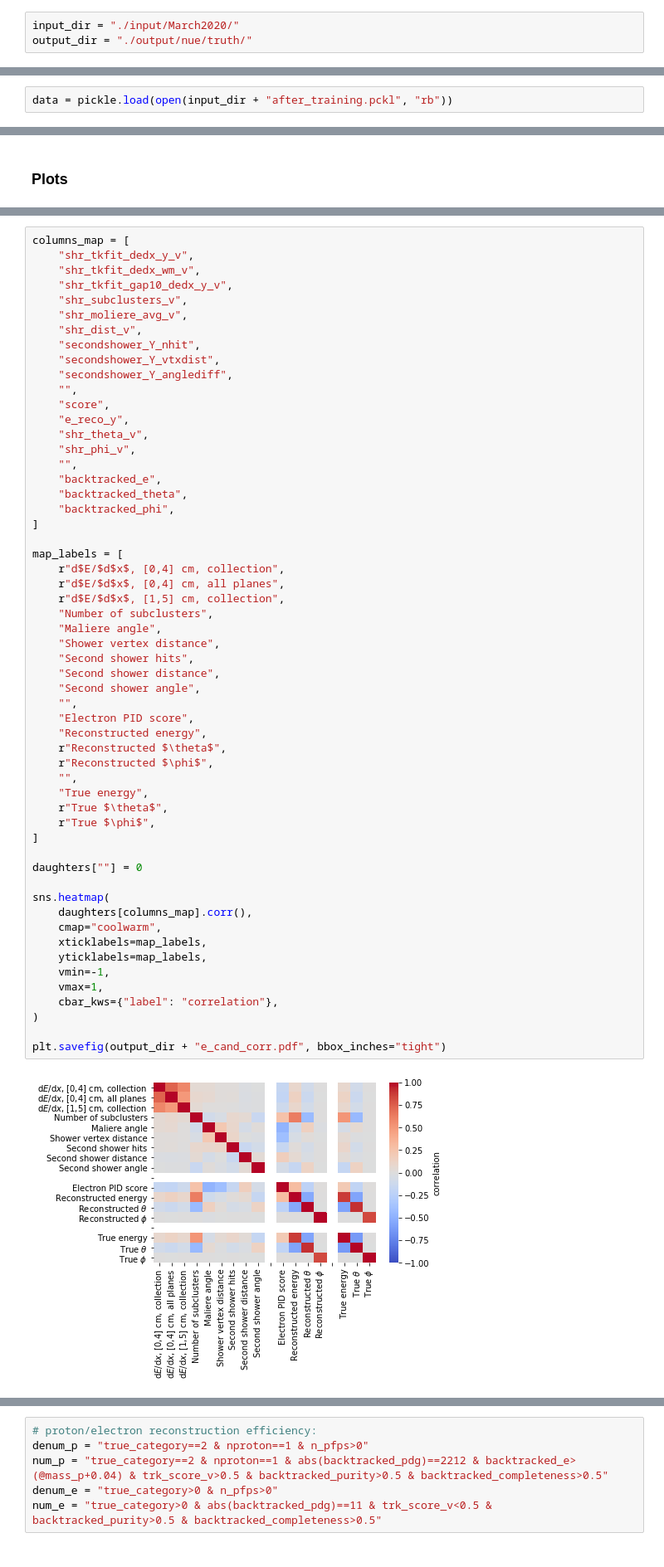
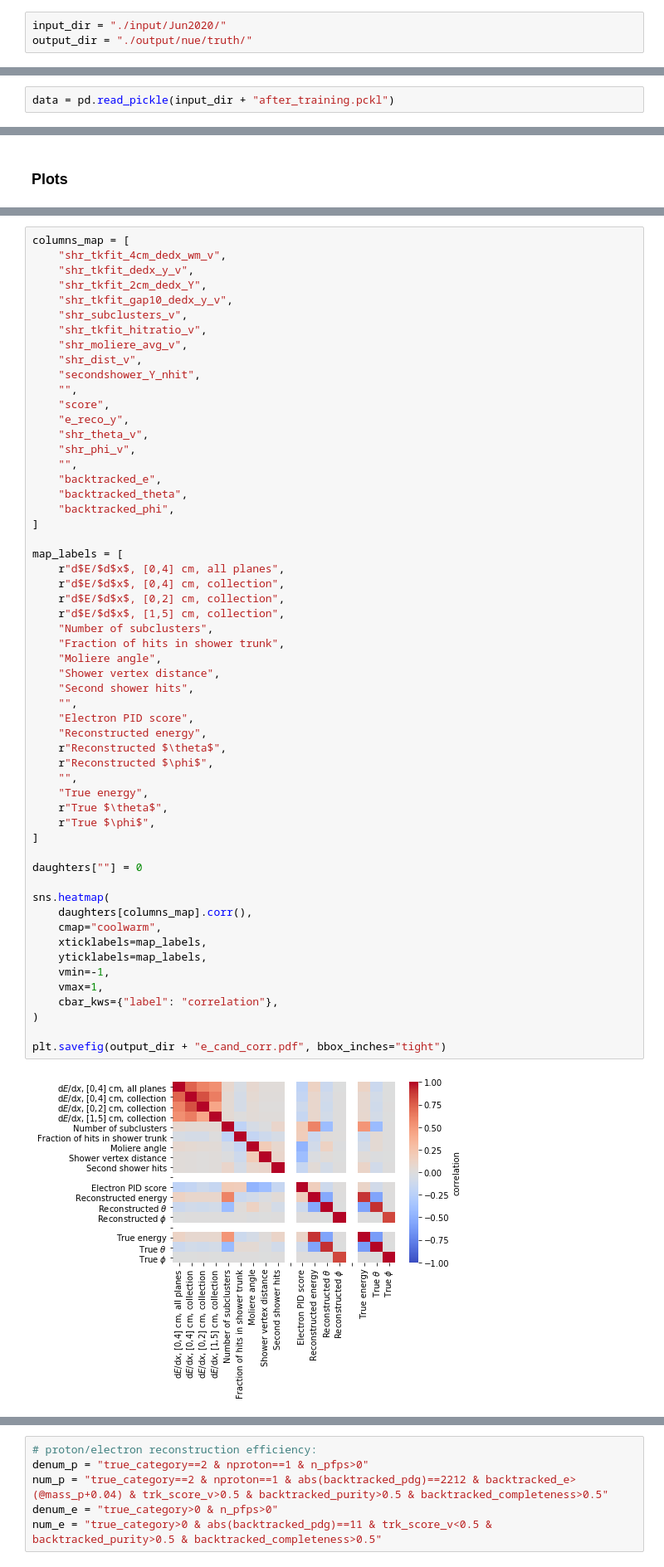
Before and after one commit to Wouter-VDP/nuecc_python, a Jupyter notebook: NueTruePlots.ipynb, the cells around one changed output, grey strips where cells are left out. Shown at 83% size. Drawn from its saved outputs; the diff is of its cells as text.

```diff
--- a/NueTruePlots.ipynb
+++ b/NueTruePlots.ipynb
@@ -80,7 +80,7 @@ def cosmic_angles(mom_x, mom_y, mom_z):
 # %% [output]
 [interactive output not drawn]
 # %%
-input_dir = "./input/March2020/"
+input_dir = "./input/Jun2020/"
 output_dir = "./output/nue/truth/"
 # %% [output]
 [interactive output not drawn]
@@ -113,7 +113,7 @@ keys_true = [
 # %% [output]
 [interactive output not drawn]
 # %%
-data = pickle.load(open(input_dir + "after_training.pckl", "rb"))
+data = pd.read_pickle(input_dir + "after_training.pckl")
 # %% [output]
 [interactive output not drawn]
 # %%
@@ -515,15 +515,15 @@ daughters = daughters.clip(-4, 300)
 [interactive output not drawn]
 # %%
 columns_map = [
+    "shr_tkfit_4cm_dedx_wm_v",
     "shr_tkfit_dedx_y_v",
-    "shr_tkfit_dedx_wm_v",
+    "shr_tkfit_2cm_dedx_Y",
     "shr_tkfit_gap10_dedx_y_v",
     "shr_subclusters_v",
+    "shr_tkfit_hitratio_v",
     "shr_moliere_avg_v",
     "shr_dist_v",
     "secondshower_Y_nhit",
-    "secondshower_Y_vtxdist",
-    "secondshower_Y_anglediff",
     "",
     "score",
     "e_reco_y",
@@ -536,41 +536,41 @@ columns_map = [
 ]
 
 map_labels = [
+    r"d$E/$d$x$, [0,4] cm, all planes",
     r"d$E/$d$x$, [0,4] cm, collection",
-    r"d$E/$d$x$, [0,4] cm, all planes",
+    r"d$E/$d$x$, [0,2] cm, collection",
     r"d$E/$d$x$, [1,5] cm, collection",
     "Number of subclusters",
-    "Maliere angle",
+    "Fraction of hits in shower trunk",
+    "Moliere angle",
     "Shower vertex distance",
     "Second shower hits",
-    "Second shower distance",
-    "Second shower angle",
     "",
     "Electron PID score",
     "Reconstructed energy",
     r"Reconstructed $\theta$",
     r"Reconstructed $\phi$",
     "",
     "True energy",
     r"True $\theta$",
     r"True $\phi$",
 ]
 
 daughters[""] = 0
 
 sns.heatmap(
     daughters[columns_map].corr(),
     cmap="coolwarm",
     xticklabels=map_labels,
     yticklabels=map_labels,
     vmin=-1,
     vmax=1,
     cbar_kws={"label": "correlation"},
 )
 
 plt.savefig(output_dir + "e_cand_corr.pdf", bbox_inches="tight")
 # %% [output]
-[figure, old version]
+[figure, new version]
 [interactive output not drawn]
 # %%
 fig, ax = plt.subplots(
```
Also changed, not shown: parts of 8 cells of this notebook, 27 other files.
